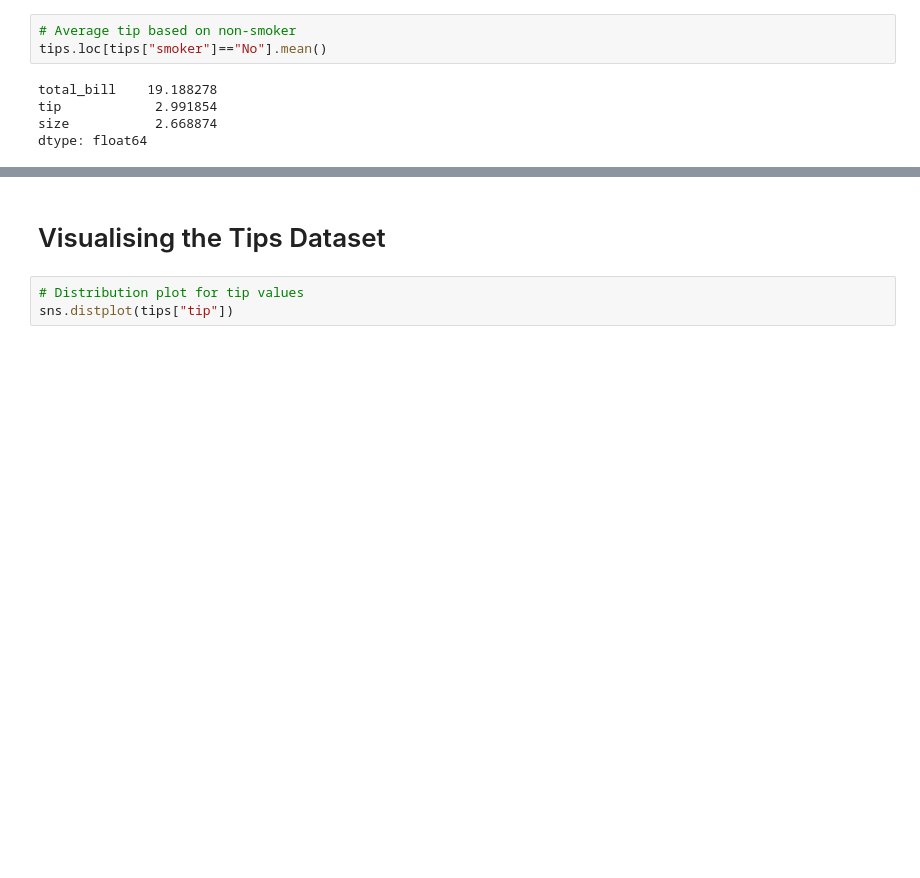
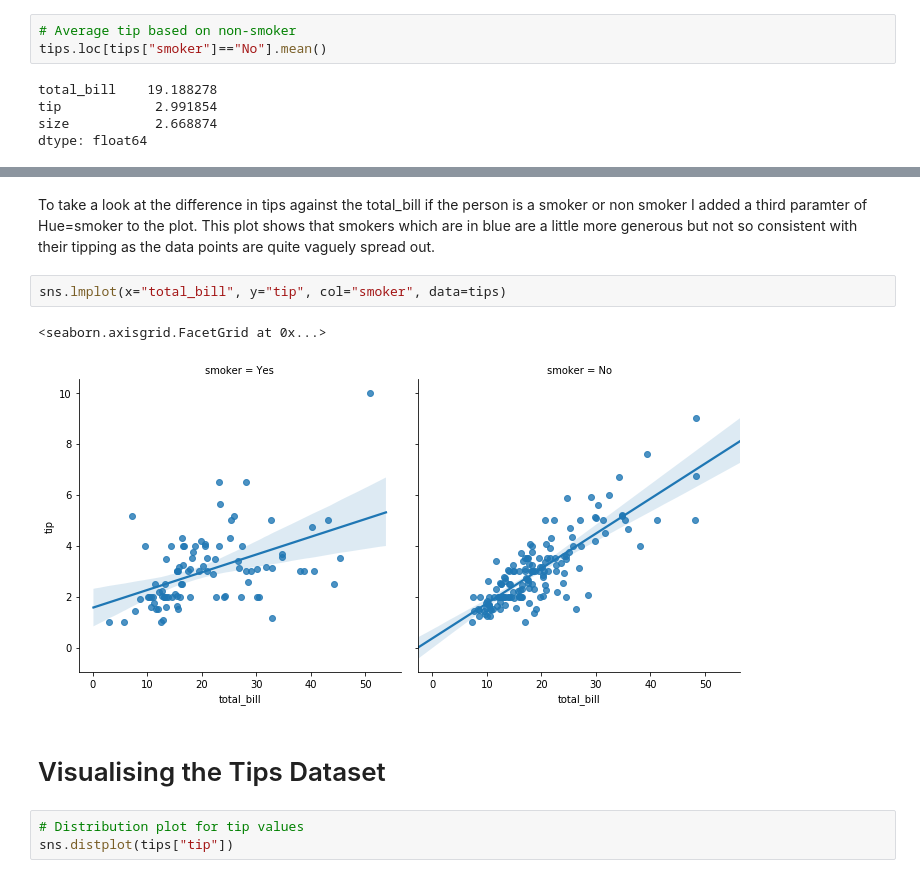
Before and after one commit to pauladaly/Fundamentals-Assessment, a Jupyter notebook: Fundamentals-Assessment.ipynb, the cells around one changed output, grey strips where cells are left out. Cells and saved outputs as stored; diff of their text form; blank space fills up the shorter version.

```diff
--- a/Fundamentals-Assessment.ipynb
+++ b/Fundamentals-Assessment.ipynb
@@ -146,3 +235,10 @@ dtype: float64
+# %% [markdown]
+To take a look at the difference in tips against the total_bill if the person is a smoker or non smoker I added a third paramter of Hue=smoker to the plot.  This plot shows that smokers which are in blue are a little more generous but not so consistent with their tipping as the data points are quite vaguely spread out.
+# %%
+sns.lmplot(x="total_bill", y="tip", col="smoker", data=tips)
+# %% [output]
+<seaborn.axisgrid.FacetGrid at 0x...>
+[figure, added]
 # %% [markdown]
 # Visualising the Tips Dataset
 # %%
```
Also changed, not shown: parts of 28 cells of this notebook, 1 other file.
